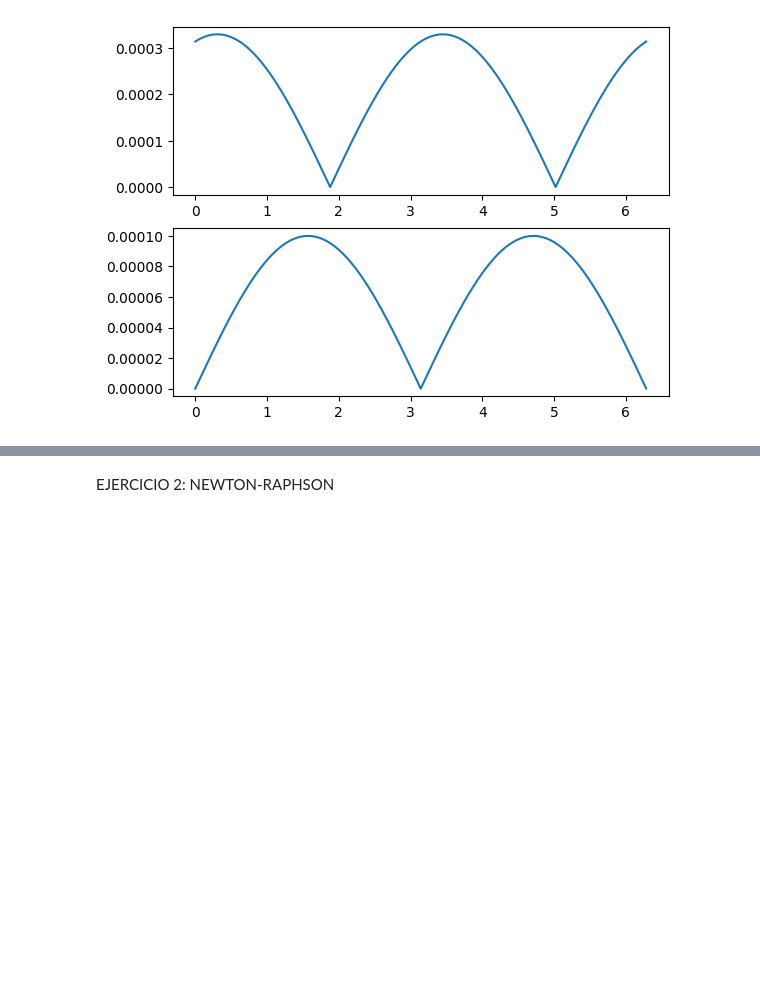
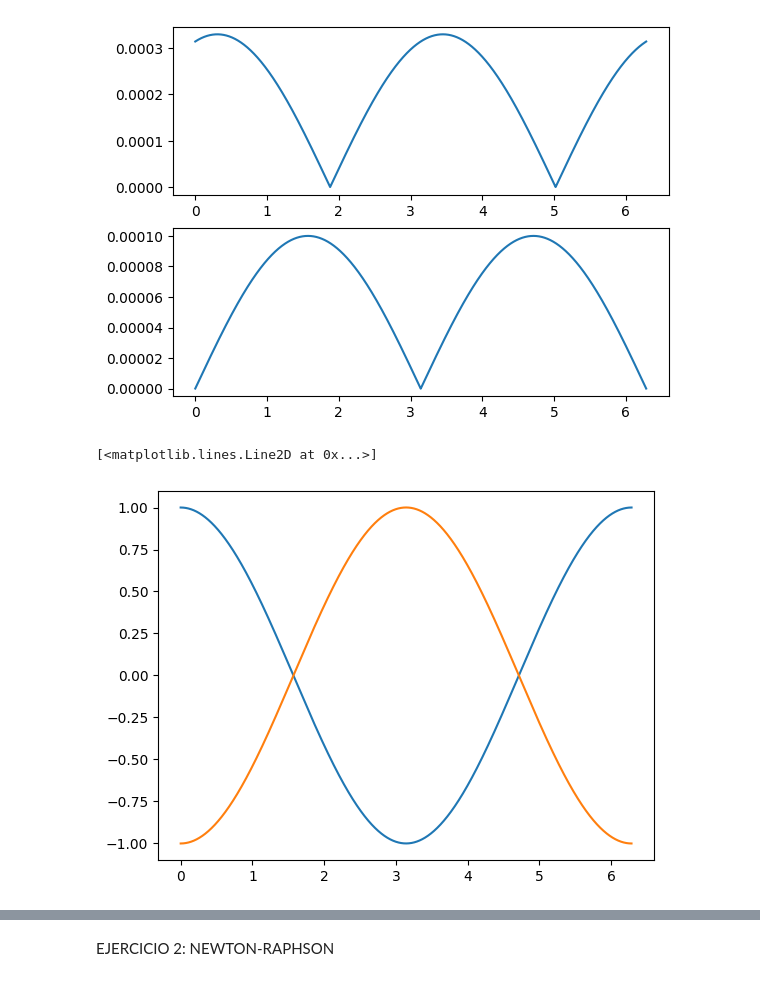
Before and after one commit to jmtg-GH/herramientas-computacionales-python, a Jupyter notebook: semana_02_Integracion_y_Derivacion_python/codigo/TorresGuevaraJuanManuel_S2C2_derivacion_numerica_NewtonRaphson02_2024.ipynb, the cells around one changed output, grey strips where cells are left out. Cells and saved outputs as stored; diff of their text form; code cells hidden in the pictures; blank space fills up the shorter version.

```diff
--- a/semana_02_Integracion_y_Derivacion_python/codigo/TorresGuevaraJuanManuel_S2C2_derivacion_numerica_NewtonRaphson02_2024.ipynb
+++ b/semana_02_Integracion_y_Derivacion_python/codigo/TorresGuevaraJuanManuel_S2C2_derivacion_numerica_NewtonRaphson02_2024.ipynb
@@ -85,6 +85,14 @@ ax2.plot(x[1:-1],error_central_difference)
 [figure]
 # %%
 # 2e). Implemente el algoritmo que le permita calcular la segunda derivada de la función en el intervalo 0 a 2pi. Haga una gráfica de la función y su segunda derivada.
+
+segunda_derivada=(fx[2:]+fx[:-2]-2*fx[1:-1])/(h**2)
+
+plt.plot(x,fx)
+plt.plot(x[1:-1],segunda_derivada)
+# %% [output]
+[<matplotlib.lines.Line2D at 0x...>]
+[figure, added]
 # %%
 # 3) (opcional si terminan el ejercicio 2) Repita el ejercicio anterior usando algunos de los métodos de las librerías de scipy
 # https://docs.scipy.org/doc/scipy/tutorial/integrate.html
```
Also changed, not shown: parts of 7 cells of this notebook, 1 other file.
